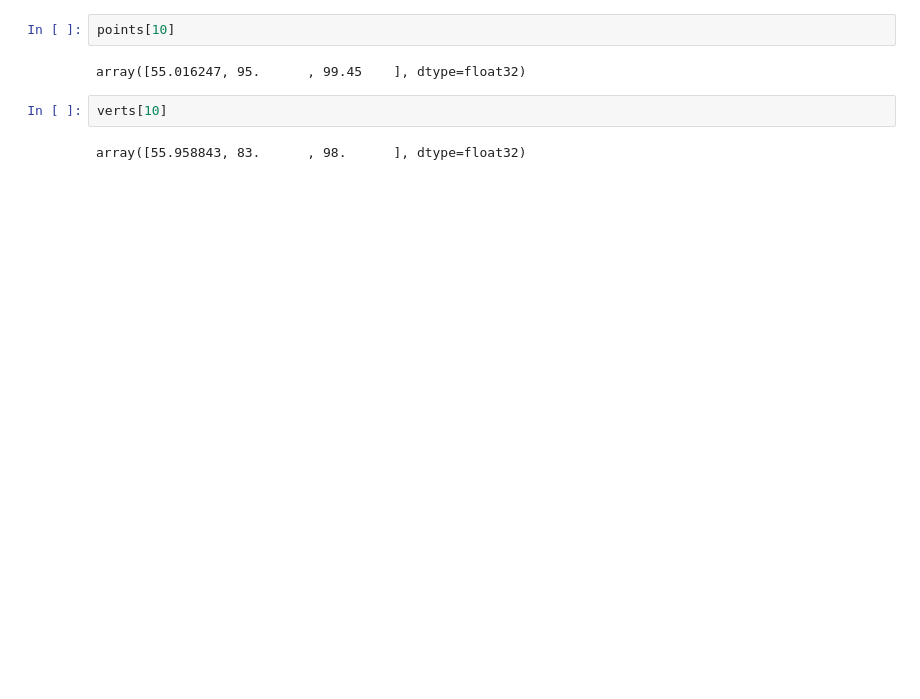
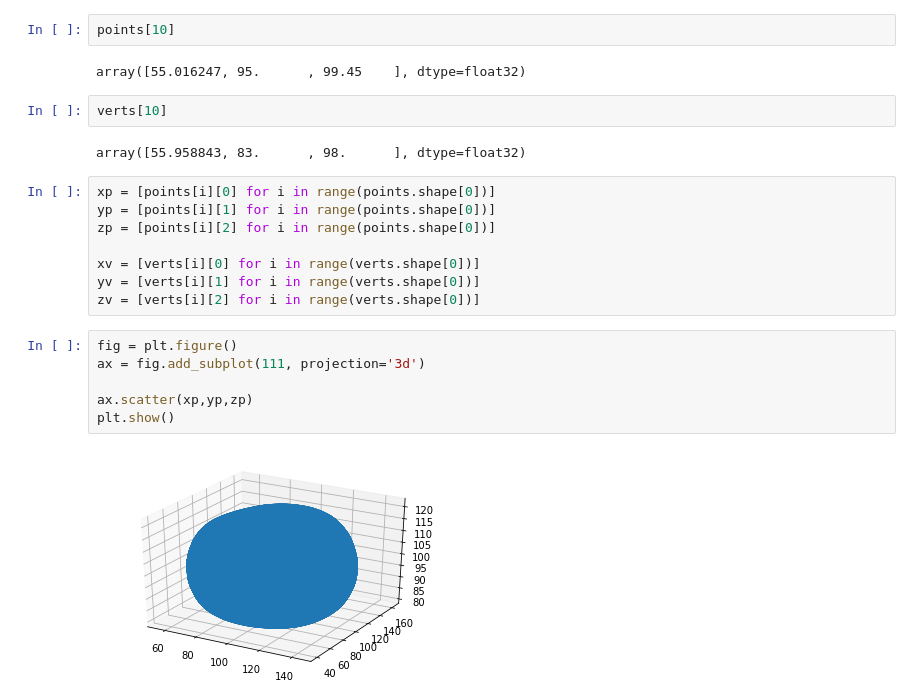
Before and after one commit to AllenCellModeling/normal_mode_analysis, a Jupyter notebook: normal_mode_analysis/generate_avg_nuc_mesh.ipynb, the cells around one changed output. Cells and saved outputs as stored; diff of their text form; blank space fills up the shorter version.

Commit message:
Plot stl and original mesh vertices as scatter plot and add MD desc

```diff
--- a/normal_mode_analysis/generate_avg_nuc_mesh.ipynb
+++ b/normal_mode_analysis/generate_avg_nuc_mesh.ipynb
@@ -30,3 +36,19 @@ array([55.016247, 95.      , 99.45    ], dtype=float32)
 verts[10]
 # %% [output]
 array([55.958843, 83.      , 98.      ], dtype=float32)
+# %%
+xp = [points[i][0] for i in range(points.shape[0])]
+yp = [points[i][1] for i in range(points.shape[0])]
+zp = [points[i][2] for i in range(points.shape[0])]
+
+xv = [verts[i][0] for i in range(verts.shape[0])]
+yv = [verts[i][1] for i in range(verts.shape[0])]
+zv = [verts[i][2] for i in range(verts.shape[0])]
+# %%
+fig = plt.figure()
+ax = fig.add_subplot(111, projection='3d')
+
+ax.scatter(xp,yp,zp)
+plt.show()
+# %% [output]
+[figure, added]
```
Also changed, not shown: parts of 4 cells of this notebook.
